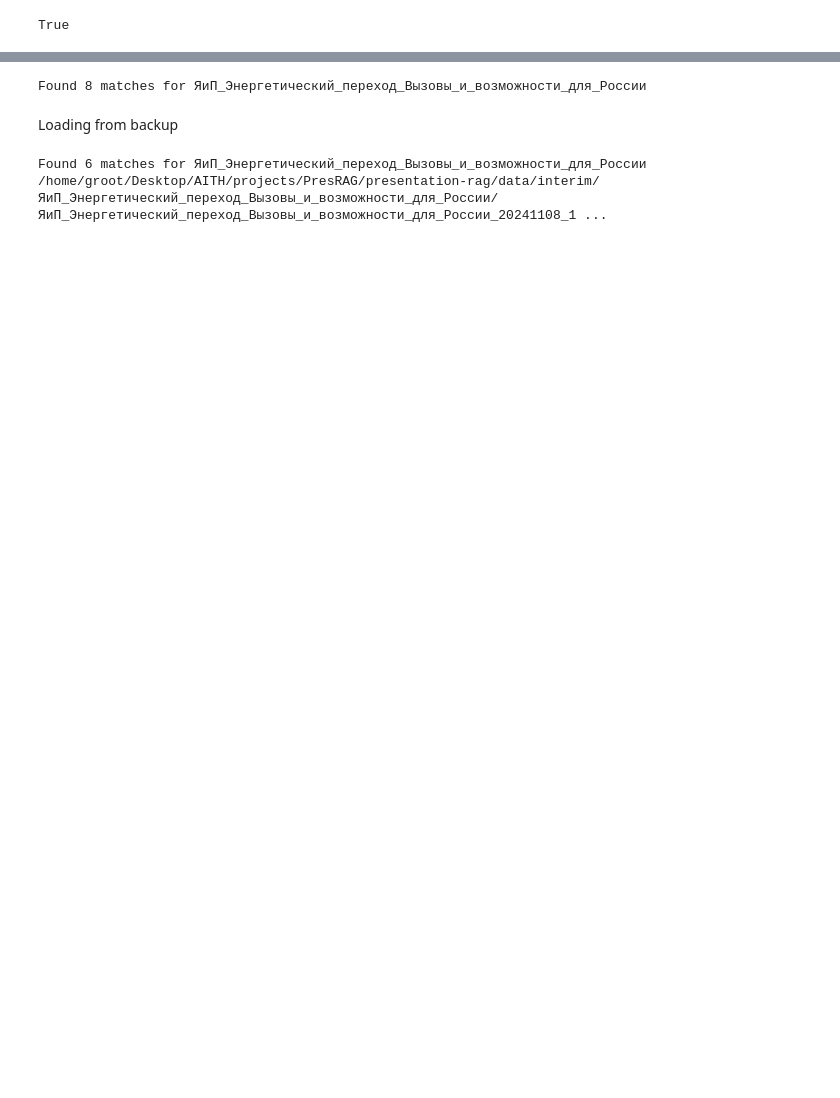
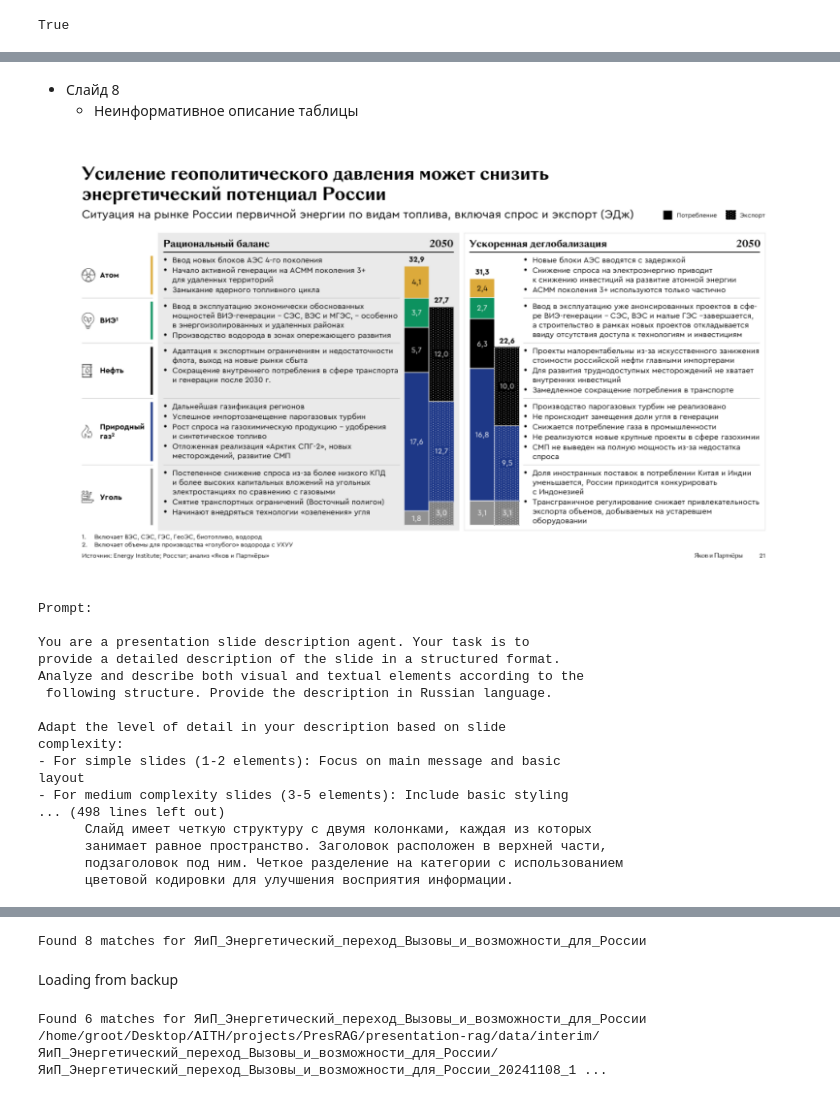
Before and after one commit to tambovtsev-io/presentation-search, a Jupyter notebook: notebooks/prompts/testing_prompts.ipynb, the cells around one changed output, grey strips where cells are left out. Saved outputs shown, nothing was run; the diff lists cells and outputs as text; code cells hidden in the pictures; blank space fills up the shorter version.

```diff
--- a/notebooks/prompts/testing_prompts.ipynb
+++ b/notebooks/prompts/testing_prompts.ipynb
@@ -19,0 +25,20 @@ from src.testing_utils.echo_llm import EchoLLM
+# %%
+from src.chains.prompts import JsonH1AndGDPrompt
+config = Config()
+
+
+llm = config.model_config.load_vsegpt(model="vis-openai/gpt-4o-mini")
+# llm = config.model_config.load_echo_llm()
+
+# vision_prompt = load_prompt("vit_describe_image_structured_ru")
+vision_prompt = JsonH1AndGDPrompt()
+slide_pipeline = FindPdfChain() | SingleSlidePipeline(
+    llm,
+    vision_prompt=vision_prompt,
+    return_steps=True
+)
+
+pres_pipeline = FindPdfChain() | PresentationPipeline(
+    llm,
+    vision_prompt=vision_prompt
+)
@@ -19,0 +127,30 @@ from src.testing_utils.echo_llm import EchoLLM
+# %% [markdown]
+- Слайд 8
+  - Неинформативное описание таблицы
+# %%
+out = slide_pipeline.invoke(
+    dict(
+        pdf_path="ЯиП_Энергетический_переход_Вызовы_и_возможности_для_России",
+        page_num=20,
+    )
+)
+display_chain_outputs(out["chain_outputs"], display_vision_prompt=True)
+# %% [output]
+[figure, added]
+Prompt:
+
+You are a presentation slide description agent. Your task is to
+provide a detailed description of the slide in a structured format.
+Analyze and describe both visual and textual elements according to the
+ following structure. Provide the description in Russian language.
+
+Adapt the level of detail in your description based on slide
+complexity:
+- For simple slides (1-2 elements): Focus on main message and basic
+layout
+- For medium complexity slides (3-5 elements): Include basic styling
+... (498 lines left out)
+      Слайд имеет четкую структуру с двумя колонками, каждая из которых
+      занимает равное пространство. Заголовок расположен в верхней части,
+      подзаголовок под ним. Четкое разделение на категории с использованием
+      цветовой кодировки для улучшения восприятия информации.
```
Also changed, not shown: parts of 19 cells of this notebook, 4 other files.
